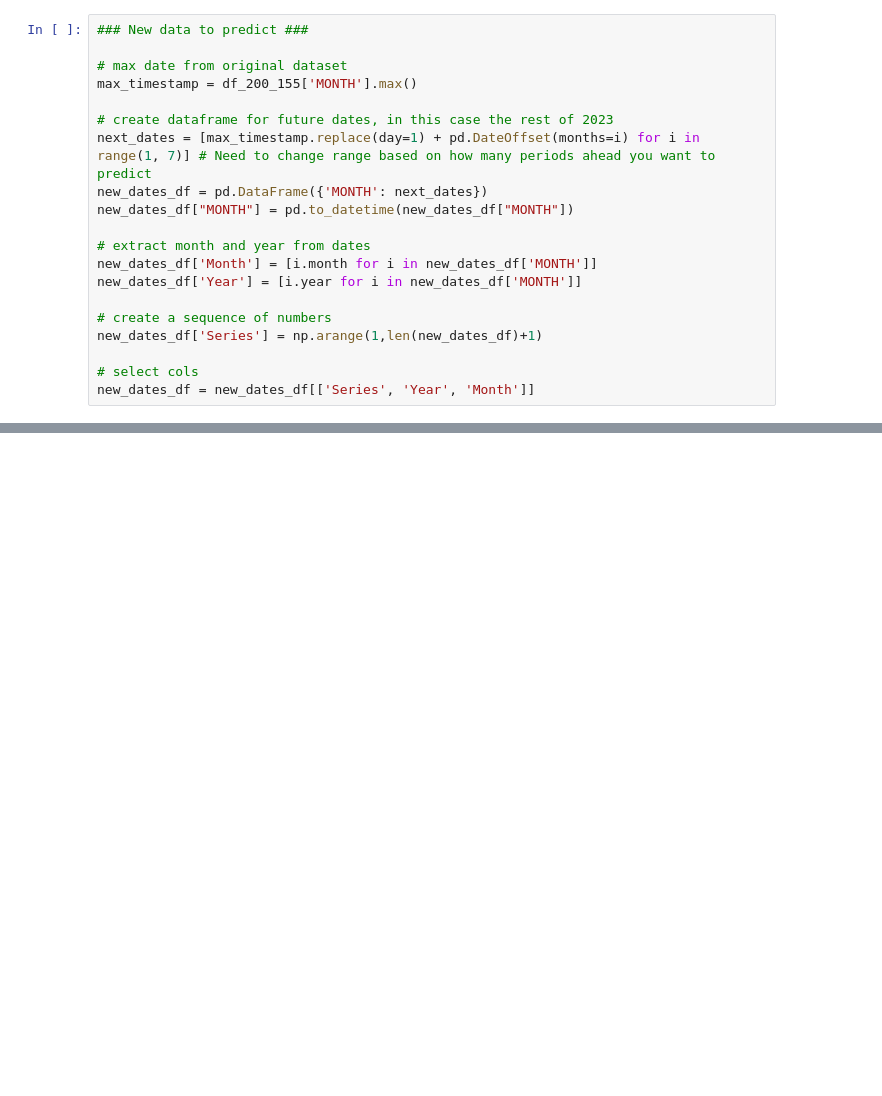
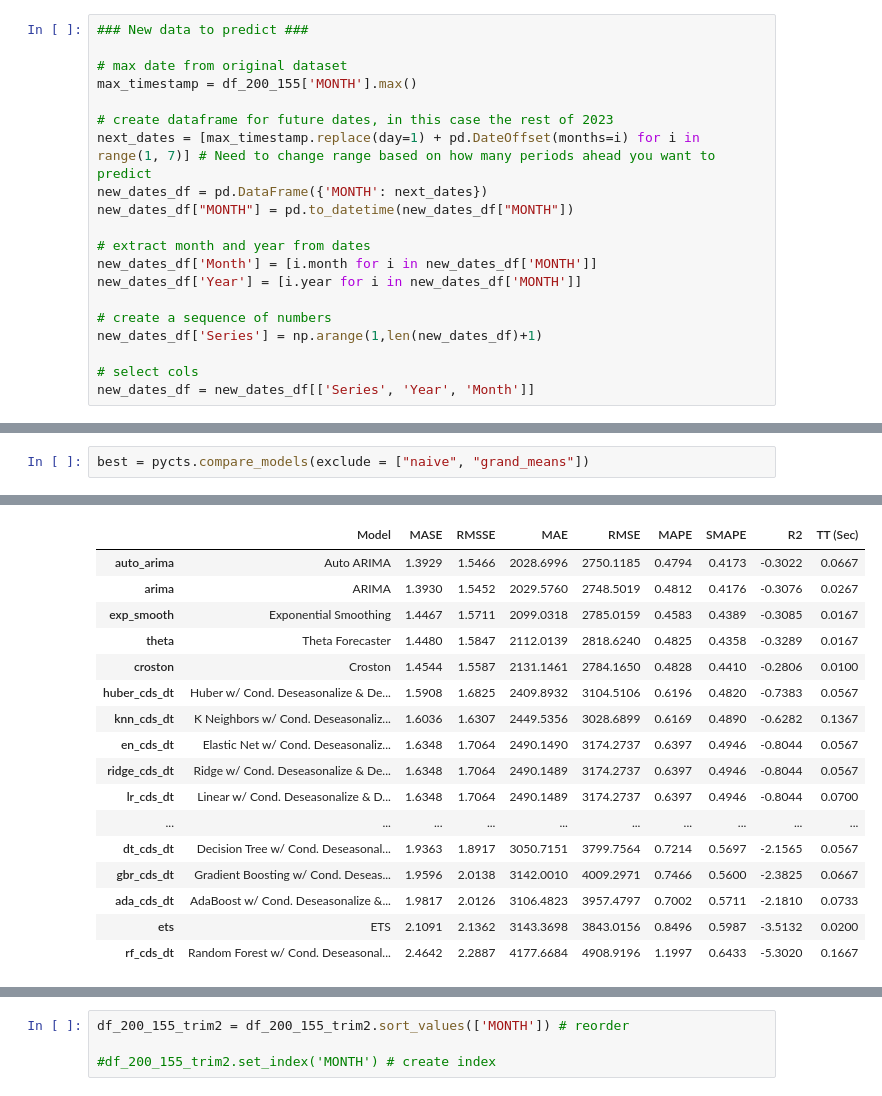
Before and after one commit to crudek13/practical, a Jupyter notebook: python_fcast/vm_forecasting_v2.ipynb, the cells around one changed output, grey strips where cells are left out. Cells and saved outputs as stored; diff of their text form; blank space fills up the shorter version.

```diff
--- a/python_fcast/vm_forecasting_v2.ipynb
+++ b/python_fcast/vm_forecasting_v2.ipynb
@@ -211,0 +267,3 @@ predictions = predict_model(regress_best, data = new_dates_df)
+# %%
+best = pycts.compare_models(exclude = ["naive", "grand_means"])
+# %% [output]
@@ -211,0 +271,17 @@ predictions = predict_model(regress_best, data = new_dates_df)
+|  | Model | MASE | RMSSE | MAE | RMSE | MAPE | SMAPE | R2 | TT (Sec) |
+| auto_arima | Auto ARIMA | 1.3929 | 1.5466 | 2028.6996 | 2750.1185 | 0.4794 | 0.4173 | -0.3022 | 0.0667 |
+| arima | ARIMA | 1.3930 | 1.5452 | 2029.5760 | 2748.5019 | 0.4812 | 0.4176 | -0.3076 | 0.0267 |
+| exp_smooth | Exponential Smoothing | 1.4467 | 1.5711 | 2099.0318 | 2785.0159 | 0.4583 | 0.4389 | -0.3085 | 0.0167 |
+| theta | Theta Forecaster | 1.4480 | 1.5847 | 2112.0139 | 2818.6240 | 0.4825 | 0.4358 | -0.3289 | 0.0167 |
+| croston | Croston | 1.4544 | 1.5587 | 2131.1461 | 2784.1650 | 0.4828 | 0.4410 | -0.2806 | 0.0100 |
+| huber_cds_dt | Huber w/ Cond. Deseasonalize & De... | 1.5908 | 1.6825 | 2409.8932 | 3104.5106 | 0.6196 | 0.4820 | -0.7383 | 0.0567 |
+| knn_cds_dt | K Neighbors w/ Cond. Deseasonaliz... | 1.6036 | 1.6307 | 2449.5356 | 3028.6899 | 0.6169 | 0.4890 | -0.6282 | 0.1367 |
+| en_cds_dt | Elastic Net w/ Cond. Deseasonaliz... | 1.6348 | 1.7064 | 2490.1490 | 3174.2737 | 0.6397 | 0.4946 | -0.8044 | 0.0567 |
+| ridge_cds_dt | Ridge w/ Cond. Deseasonalize & De... | 1.6348 | 1.7064 | 2490.1489 | 3174.2737 | 0.6397 | 0.4946 | -0.8044 | 0.0567 |
+| lr_cds_dt | Linear w/ Cond. Deseasonalize & D... | 1.6348 | 1.7064 | 2490.1489 | 3174.2737 | 0.6397 | 0.4946 | -0.8044 | 0.0700 |
+| ... | ... | ... | ... | ... | ... | ... | ... | ... | ... |
+| dt_cds_dt | Decision Tree w/ Cond. Deseasonal... | 1.9363 | 1.8917 | 3050.7151 | 3799.7564 | 0.7214 | 0.5697 | -2.1565 | 0.0567 |
+| gbr_cds_dt | Gradient Boosting w/ Cond. Deseas... | 1.9596 | 2.0138 | 3142.0010 | 4009.2971 | 0.7466 | 0.5600 | -2.3825 | 0.0667 |
+| ada_cds_dt | AdaBoost w/ Cond. Deseasonalize &... | 1.9817 | 2.0126 | 3106.4823 | 3957.4797 | 0.7002 | 0.5711 | -2.1810 | 0.0733 |
+| ets | ETS | 2.1091 | 2.1362 | 3143.3698 | 3843.0156 | 0.8496 | 0.5987 | -3.5132 | 0.0200 |
+| rf_cds_dt | Random Forest w/ Cond. Deseasonal... | 2.4642 | 2.2887 | 4177.6684 | 4908.9196 | 1.1997 | 0.6433 | -5.3020 | 0.1667 |
@@ -211,0 +289,4 @@ predictions = predict_model(regress_best, data = new_dates_df)
+# %%
+df_200_155_trim2 = df_200_155_trim2.sort_values(['MONTH']) # reorder
+
+#df_200_155_trim2.set_index('MONTH') # create index
```
Also changed, not shown: parts of 13 cells of this notebook, 2 other files.
